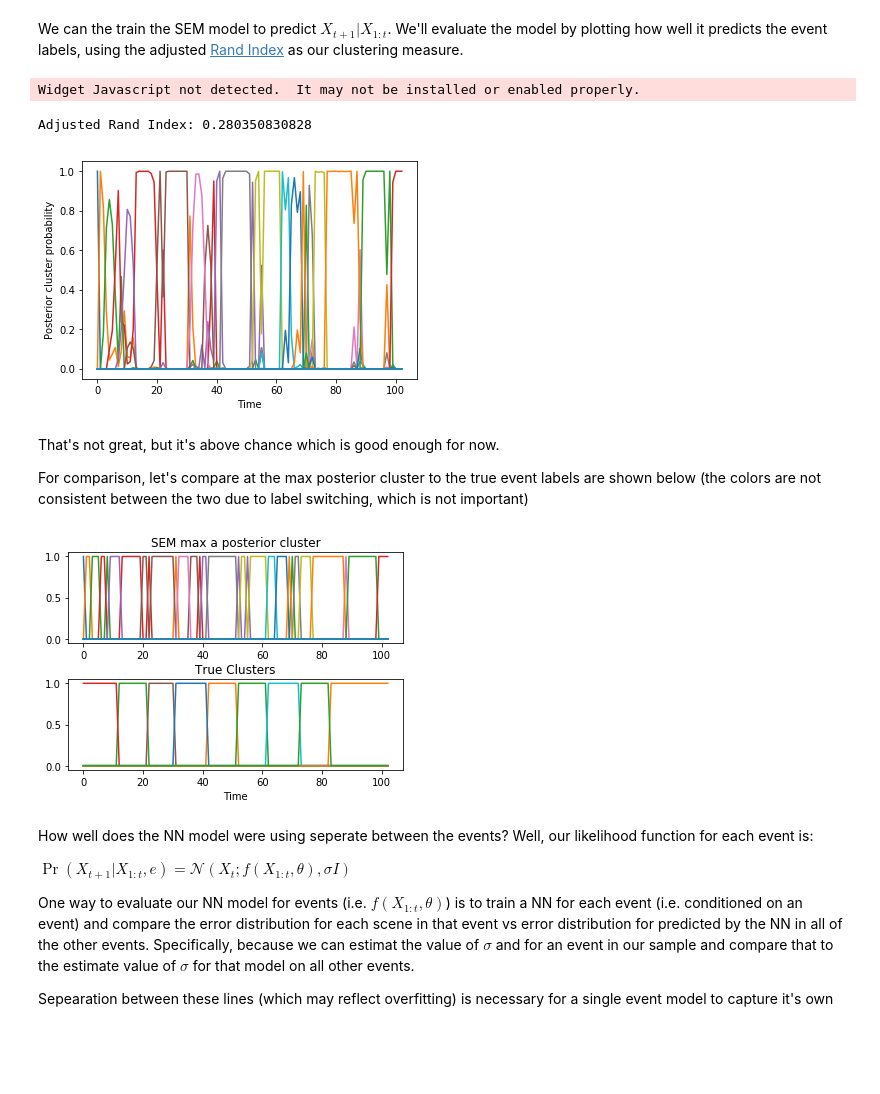
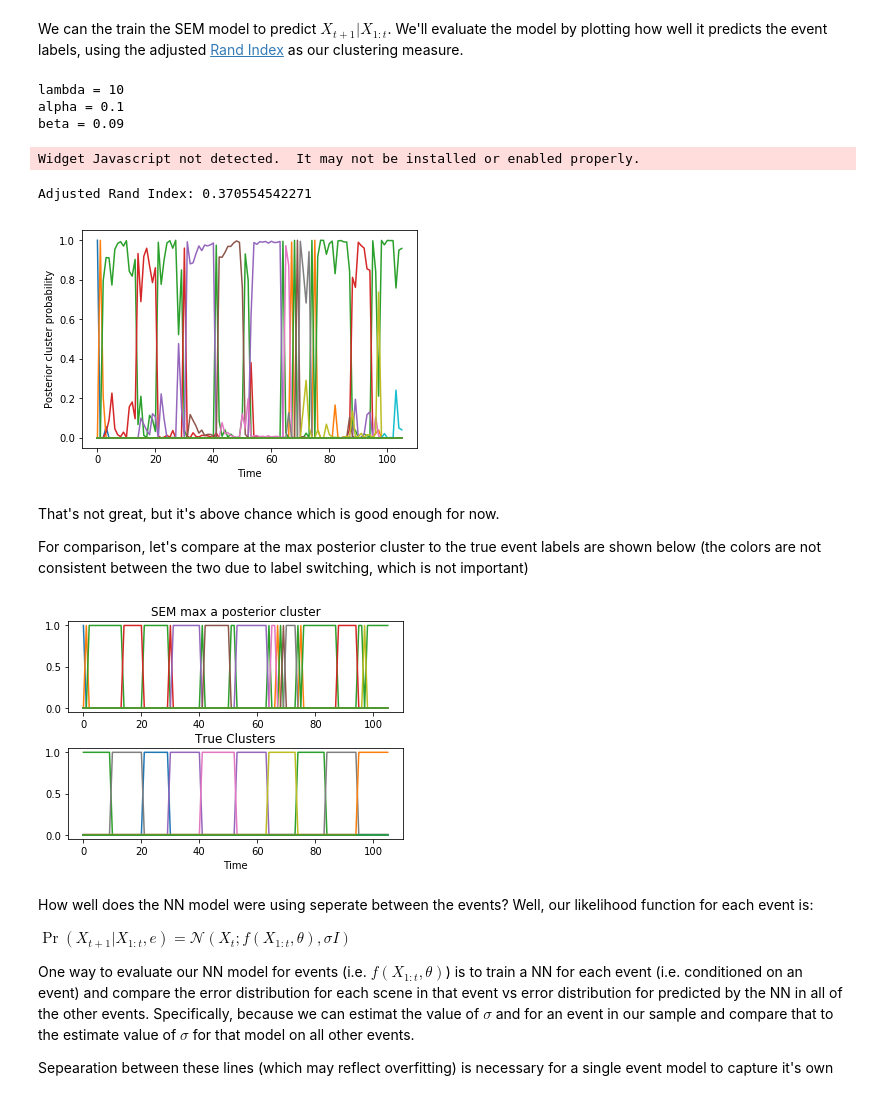
Before and after one commit to nicktfranklin/SEM_paper_simulations, a Jupyter notebook: Demo - Motion Capture Data.ipynb, the cells around one changed output. Cells and saved outputs as stored; diff of their text form; code cells hidden in the pictures; blank space fills up the shorter version.

```diff
--- a/Demo - Motion Capture Data.ipynb
+++ b/Demo - Motion Capture Data.ipynb
@@ -58,41 +58,54 @@ We can the train the SEM model to predict $X_{t+1}|X_{1:t}$. We'll evaluate the
 # %%
 import tensorflow as tf
 from models import SEM, KerasSRN_batch
 from opt.evaluate_motion import evaluate
+import numpy as np
 
 # options
 sgd_kwargs = {
     'nesterov': True,
     'lr': 0.01,
     'momentum': 0.9,
-    'decay': 0.001
+#     'decay': 0.001
 }
 
 _, D = X_train.shape
 
 # specify the model architecture (makes a big difference! especially the training parameters)
 f_class = KerasSRN_batch
 f_opts = dict(t=2, n_batch=250, aug_noise=0.01, sgd_kwargs=sgd_kwargs,
-             n_hidden1=D, n_hidden2=D, hidden_act1='relu', hidden_act2='relu',)
+             n_hidden1=D, n_hidden2=D*2, hidden_act1='relu', hidden_act2='relu',)
 
+#best: 0.64
+lmda = 10 # best 100
+alfa = 0.1 # best 0.01
+beta = 0.09 # best 0.07
 Omega = {
-    'lmda': 50.0,
-    'alfa': 0.20,
-    'beta': 0.03, ## this parameter ends up being really important
+    'lmda': lmda,
+    'alfa': alfa,
+    'beta': beta, ## this parameter ends up being really important
+    't': 2,
     'f_class': f_class,
     'f_opts': f_opts
 }
+print 'lambda =', lmda
+print 'alpha =', alfa
+print 'beta =', beta
+
 r, post = evaluate(X_train, y_train, Omega, save=False)
 print "Adjusted Rand Index:", r
 plt.plot(post)
 plt.gca().set_ylabel('Posterior cluster probability')
 plt.gca().set_xlabel('Time')
 plt.show()
 tf.Session().close()
 # %% [output]
-Widget Javascript not detected.  It may not be installed or enabled properly.
+lambda = 10
+alpha = 0.1
+beta = 0.09
-Adjusted Rand Index: 0.280350830828
+Widget Javascript not detected.  It may not be installed or enabled properly.
+Adjusted Rand Index: 0.370554542271
-[figure, old version]
+[figure, new version]
 # %% [markdown]
 That's not great, but it's above chance which is good enough for now.
 
@@ -116,7 +129,7 @@ axes[1].set_xlabel('Time')
 plt.subplots_adjust(hspace=0.4)
 plt.show()
 # %% [output]
-[figure, old version]
+[figure, new version]
 # %% [markdown]
 How well does the NN model were using seperate between the events? Well, our likelihood function for each event is:
 
```
Also changed, not shown: parts of 3 cells of this notebook.
